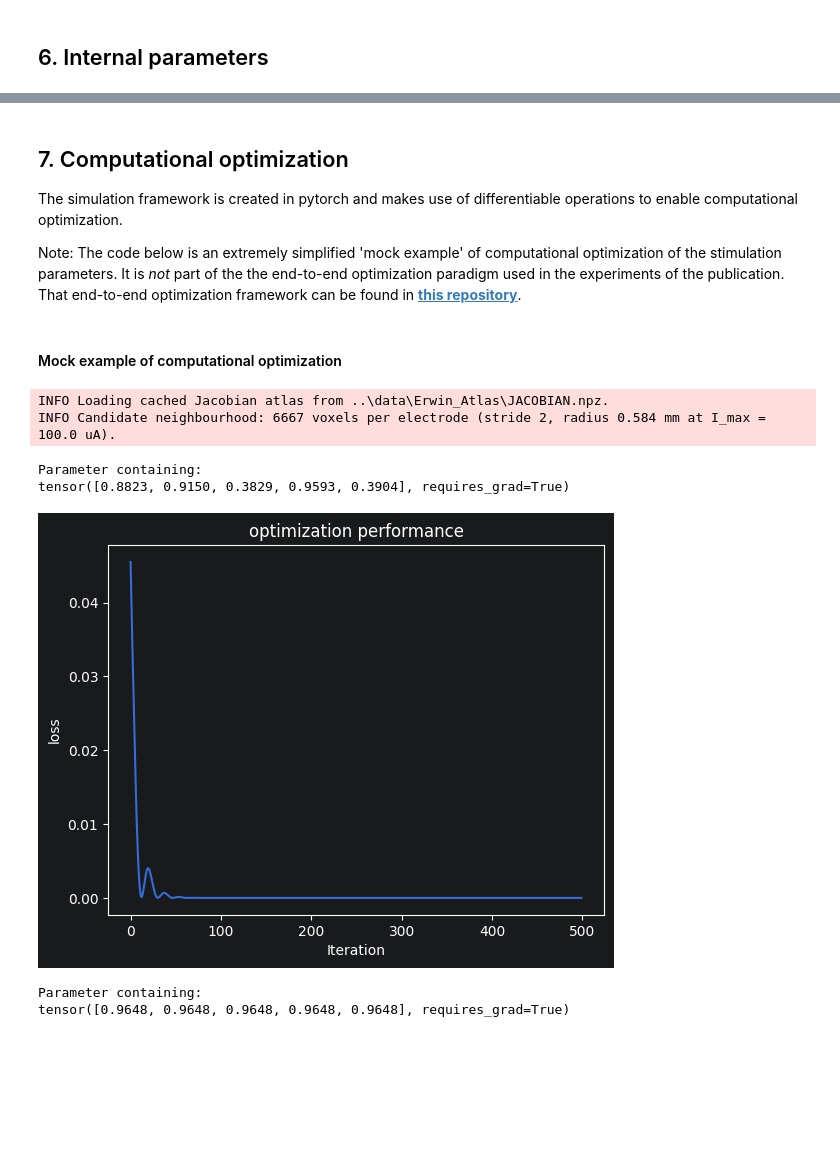
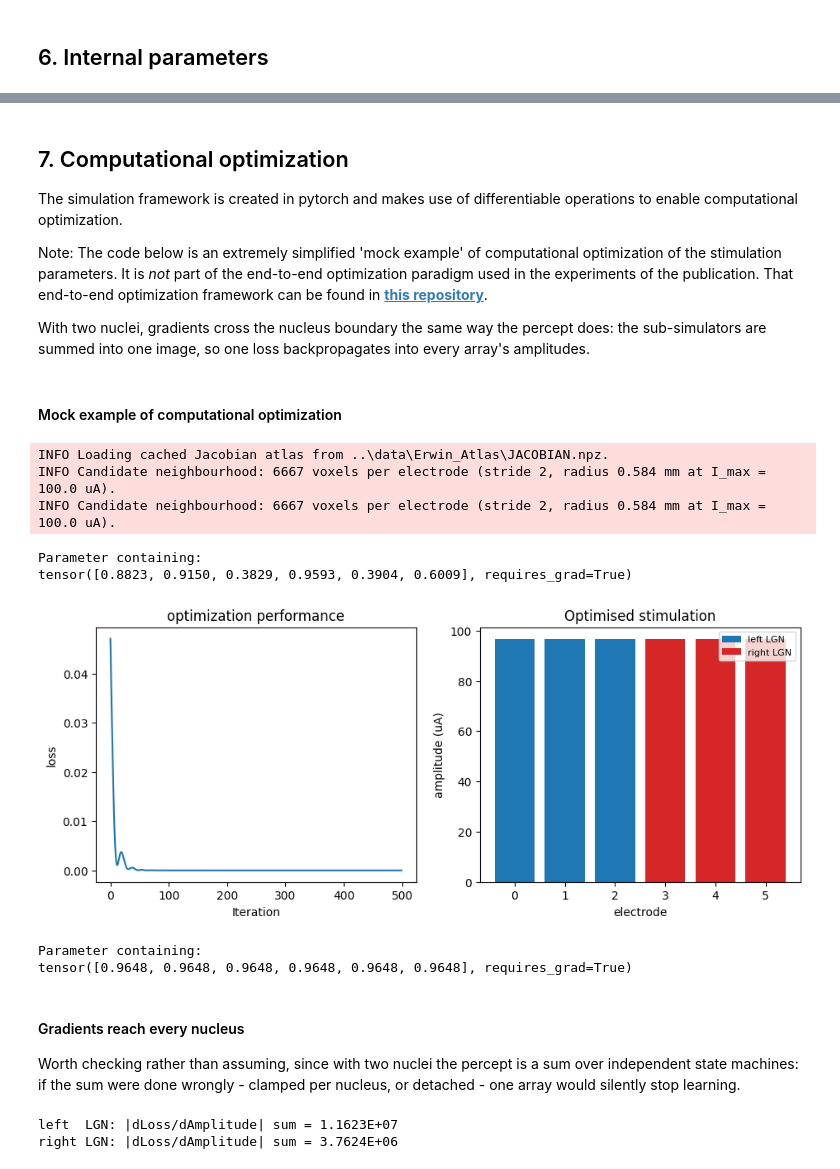
Before and after one commit to SebastianKrafft/dynaphos_LGN, a Jupyter notebook: examples/demo_simulator_lgn.ipynb, the cells around one changed output, grey strips where cells are left out. Drawn from its saved outputs; the diff is of its cells as text; code cells hidden in the pictures; blank space fills up the shorter version.

```diff
--- a/examples/demo_simulator_lgn.ipynb
+++ b/examples/demo_simulator_lgn.ipynb
@@ -936,0 +1243,11 @@ tensor([[[6.0090e-08]],
+# %%
+# The per-nucleus state objects: for instance, the perception thresholds...
+for name, sub in by_hemisphere(simulator).items():
+    print(f'{name:<5} LGN thresholds:', to_numpy(sub.threshold.get()).ravel())
+
+# ... which can be reinitialized manually, one nucleus at a time.
+first = next(iter(by_hemisphere(simulator).values()))
+first.threshold.reinitialize(torch.rand_like(first.threshold.get())*1e-7)
+print()
+for name, sub in by_hemisphere(simulator).items():
+    print(f'{name:<5} LGN thresholds:', to_numpy(sub.threshold.get()).ravel())
@@ -964,6 +1290,14 @@ for name, values in table.items():
     values = np.atleast_1d(values).ravel()
     ax.bar(x, values, bottom=bottom, label=name)
     bottom = bottom + values
+
+# Mark where one nucleus ends and the next begins
+for name, span in electrode_slices(simulator).items():
+    if span.start:
+        ax.axvline(span.start - 0.5, color='k', lw=1.0, ls='--')
+    ax.text((span.start + span.stop - 1) / 2, ax.get_ylim()[1],
+            f'{name} LGN', ha='center', va='bottom', fontsize=8,
+            color=HEMISPHERE_COLOURS[name])
 ax.set(xlabel='electrode', ylabel='recruitment (weighted voxels)',
        title='Per-lamina recruitment')
 ax.legend(fontsize=8)
@@ -983,21 +1317,22 @@ Phosphene sigmas (deg), major vs minor:
 ## 7. Computational optimization
 The simulation framework is created in pytorch and makes use of differentiable operations to enable computational optimization.
 
-Note: The code below is an extremely simplified 'mock example' of computational optimization of the stimulation parameters. It is *not* part of the the end-to-end optimization paradigm used in the experiments of the publication. That end-to-end optimization framework can be found in  [**this repository**](https://github.com/neuralcodinglab/viseon/tree/dynaphos-paper).
+Note: The code below is an extremely simplified 'mock example' of computational optimization of the stimulation parameters. It is *not* part of the end-to-end optimization paradigm used in the experiments of the publication. That end-to-end optimization framework can be found in [**this repository**](https://github.com/neuralcodinglab/viseon/tree/dynaphos-paper).
+
+With two nuclei, gradients cross the nucleus boundary the same way the percept does: the sub-simulators are summed into one image, so one loss backpropagates into every array's amplitudes.
 # %% [markdown]
 #### Mock example of computational optimization
 # %%
 # Load the simulator configuration file
-params = utils.load_params('../config/params_lgn.yaml')
-params['electrodes']['max_eccentricity_deg'] = 6.0
+params = load_config()
 
 # Get electrode locations and initialize simulator
-n_phosphenes = 5
-params['electrodes']['n_electrodes'] = n_phosphenes
+params['electrodes']['n_electrodes'] = 3         # per nucleus
 simulator, parts = build_simulator(params, atlas_dir=ATLAS_DIR)
 n_phosphenes = simulator.num_phosphenes
 
-# Optimization target
+# Optimization target. `simulator.shape` spans every nucleus, so this
+# broadcasts against what get_state() returns.
 target_brightness = 0.5 * torch.ones(simulator.shape)
 
 # Initialize an 'encoder' which will be optimized
@@ -1009,42 +1344,66 @@ print(encoder)
 # %% [output]
 INFO Loading cached Jacobian atlas from ..\data\Erwin_Atlas\JACOBIAN.npz.
 INFO Candidate neighbourhood: 6667 voxels per electrode (stride 2, radius 0.584 mm at I_max = 100.0 uA).
+INFO Candidate neighbourhood: 6667 voxels per electrode (stride 2, radius 0.584 mm at I_max = 100.0 uA).
 Parameter containing:
-tensor([0.8823, 0.9150, 0.3829, 0.9593, 0.3904], requires_grad=True)
+tensor([0.8823, 0.9150, 0.3829, 0.9593, 0.3904, 0.6009], requires_grad=True)
 # %%
 # Track optimization performance
 hist = {'brightness': [],
         'stim': [],
         'encoder': [],
         'loss': []}
 
 # Iteratively update the 'encoder'
 for _ in range(500):
     optimizer.zero_grad()
     simulator.reset()
     stim = base_stim * encoder
     phosphenes = simulator(stim)
     brightness = simulator.get_state()['brightness']
     mse = torch.nn.functional.mse_loss(brightness, target_brightness)
     mse.backward()
     optimizer.step()
 
     # Track optimization performance
     hist['stim'].append(stim.detach().clone())
     hist['encoder'].append(encoder.detach().clone())
     hist['brightness'].append(brightness.detach().clone())
     hist['loss'].append(mse.item())
 
-fig, ax = plt.subplots()
-ax.plot(hist['loss'])
-ax.set(xlabel='Iteration', ylabel='loss', title='optimization performance')
+fig, axs = plt.subplots(1, 2, figsize=(11, 4))
+axs[0].plot(hist['loss'])
+axs[0].set(xlabel='Iteration', ylabel='loss', title='optimization performance')
+
+# The stimulation the optimiser found, by nucleus
+final = to_numpy(hist['stim'][-1]).ravel()
+for name, span in electrode_slices(simulator).items():
+    axs[1].bar(np.arange(span.start, span.stop), final[span] * 1e6,
+               color=HEMISPHERE_COLOURS[name], label=f'{name} LGN')
+axs[1].set(xlabel='electrode', ylabel='amplitude (uA)',
+           title='Optimised stimulation')
+axs[1].legend(fontsize=8)
 plt.show()
 
 print(encoder)
 # %% [output]
-[figure, old version]
+[figure, new version]
 Parameter containing:
-tensor([0.9648, 0.9648, 0.9648, 0.9648, 0.9648], requires_grad=True)
+tensor([0.9648, 0.9648, 0.9648, 0.9648, 0.9648, 0.9648], requires_grad=True)
+# %% [markdown]
+#### Gradients reach every nucleus
+Worth checking rather than assuming, since with two nuclei the percept is a sum over independent state machines: if the sum were done wrongly - clamped per nucleus, or detached - one array would silently stop learning.
+# %%
+simulator.reset()
+probe = torch.full((n_phosphenes,), 80e-6, requires_grad=True)
+simulator(probe).sum().backward()
+
+for name, span in electrode_slices(simulator).items():
+    grad = probe.grad[span]
+    print(f'{name:<5} LGN: |dLoss/dAmplitude| sum = {float(grad.abs().sum()):.4E}')
+# %% [output]
+left  LGN: |dLoss/dAmplitude| sum = 1.1623E+07
+right LGN: |dLoss/dAmplitude| sum = 3.7624E+06
 # %% [markdown]
 One thing the LGN config does differently is worth stating, because it is a model change and not a solver trick. `thresholding.soft_threshold` is **on** by default: the detection gate is a logistic psychometric curve rather than Dynaphos's hard step. With a hard threshold, an electrode below threshold has exactly zero gradient and can never learn to cross it - which is precisely the electrode an optimiser most needs to move. Set `params['thresholding']['soft_threshold'] = False` to recover the V1 behaviour, and say which one you used when reporting.
 
```
Also changed, not shown: parts of 53 cells of this notebook, 2 other files.
